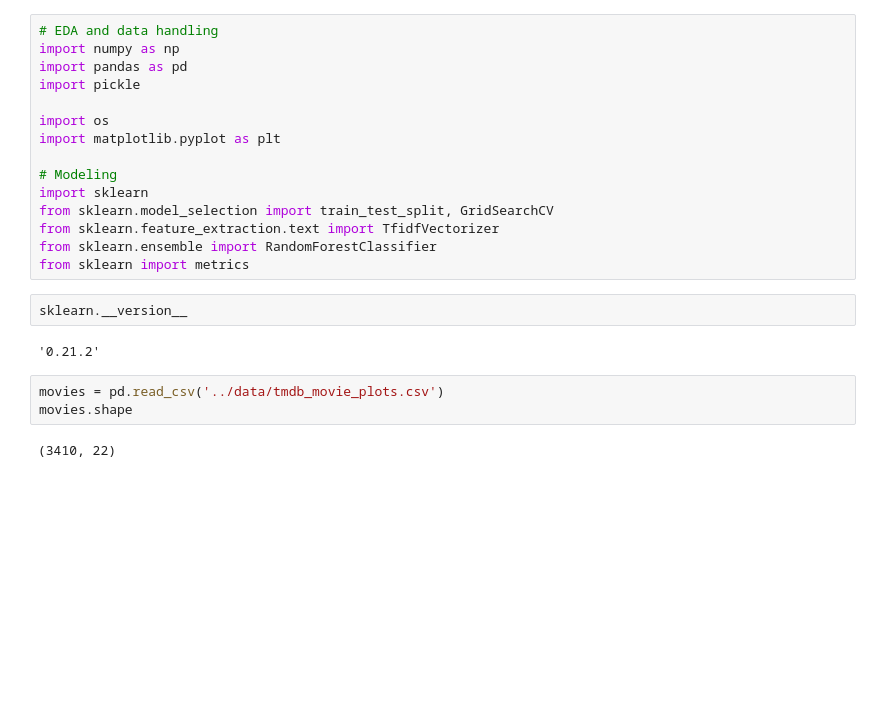
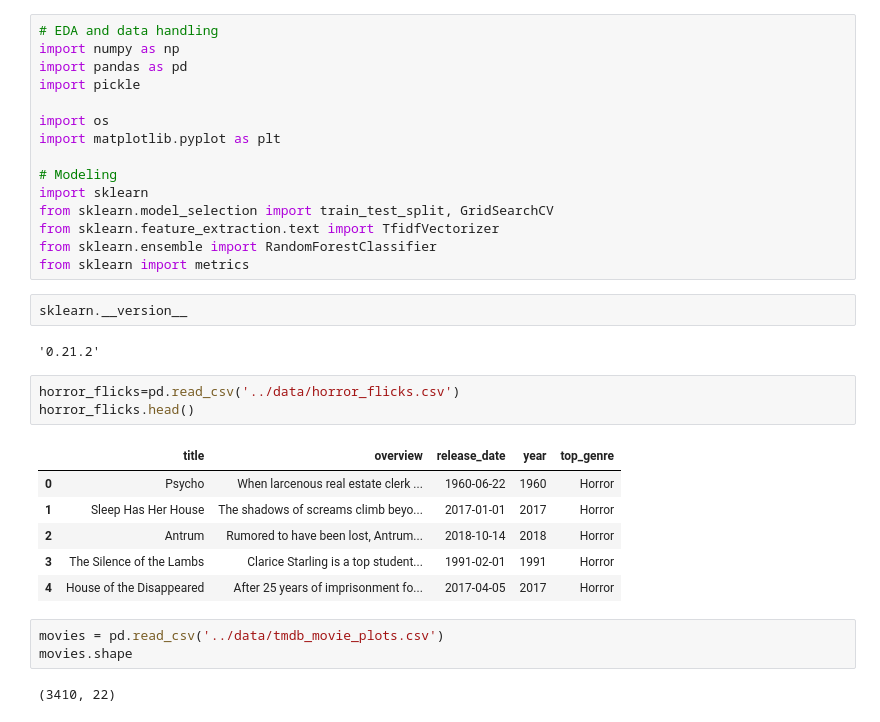
Before and after one commit to austinlasseter/tmdb-rf-classifier, a Jupyter notebook: analysis/random_forest_classifier.ipynb, the cells around one changed output. Drawn from its saved outputs; the diff is of its cells as text; blank space fills up the shorter version.

```diff
--- a/analysis/random_forest_classifier.ipynb
+++ b/analysis/random_forest_classifier.ipynb
@@ -17,6 +17,16 @@ from sklearn import metrics
 sklearn.__version__
 # %% [output]
 '0.21.2'
+# %%
+horror_flicks=pd.read_csv('../data/horror_flicks.csv')
+horror_flicks.head()
+# %% [output]
+|  | title | overview | release_date | year | top_genre |
+| 0 | Psycho | When larcenous real estate clerk ... | 1960-06-22 | 1960 | Horror |
+| 1 | Sleep Has Her House | The shadows of screams climb beyo... | 2017-01-01 | 2017 | Horror |
+| 2 | Antrum | Rumored to have been lost, Antrum... | 2018-10-14 | 2018 | Horror |
+| 3 | The Silence of the Lambs | Clarice Starling is a top student... | 1991-02-01 | 1991 | Horror |
+| 4 | House of the Disappeared | After 25 years of imprisonment fo... | 2017-04-05 | 2017 | Horror |
 # %%
 movies = pd.read_csv('../data/tmdb_movie_plots.csv')
 movies.shape
```
Also changed, not shown: parts of 26 cells of this notebook, 7 other files.
